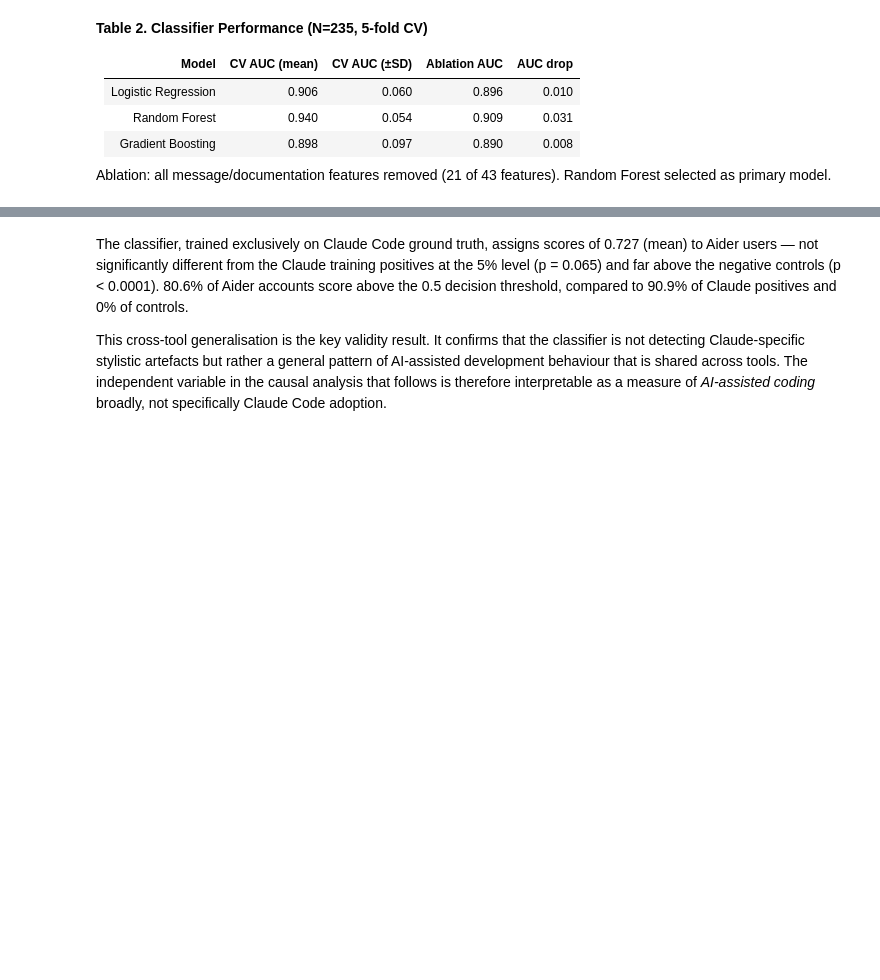
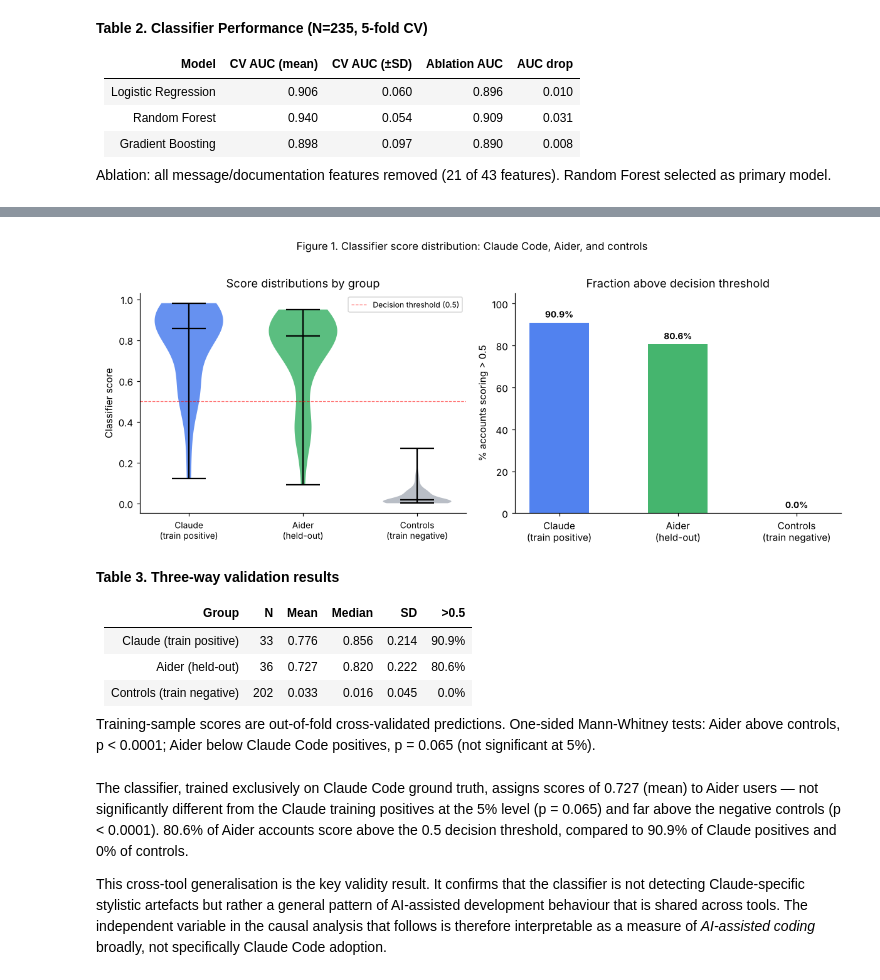
Before and after one commit to AndreasThinks/AndreasThinks.me, a Jupyter notebook: papers/ai-productivity/index.ipynb, the cells around one changed output, grey strips where cells are left out. Cells and saved outputs as stored; diff of their text form; code cells hidden in the pictures; blank space fills up the shorter version.

```diff
--- a/papers/ai-productivity/index.ipynb
+++ b/papers/ai-productivity/index.ipynb
@@ -184,8 +276,6 @@ summary_cols = {
 
 rows = []
 for col, label in summary_cols.items():
-    if col not in df.columns:
-        continue
     ai_v = ai[col].dropna()
     ctrl_v = ctrl[col].dropna()
     rows.append({
@@ -198,10 +288,9 @@ for col, label in summary_cols.items():
         'Ctrl SD': f"{ctrl_v.std():.2f}",
     })
 
-summ = pd.DataFrame(rows)
 show_table(
-    "Table 1. Summary Statistics",
-    summ,
+    f"Table 1. Summary statistics, commit-level sample (N={len(df)}: {len(ai)} adopters, {len(ctrl)} controls)",
+    pd.DataFrame(rows),
     align=["left", "right", "right", "right", "right", "right", "right"]
 )
 # %% [output]
@@ -403,3 +412,75 @@ Mann-Whitney: Aider vs Controls, p < 0.0001. Aider vs Claude, p = 0.065 (not sig
+# %%
+preds = pd.read_csv(DATA / "classifier_predictions.csv")
+aider = pd.read_csv(DATA / "aider_validation_results.csv")
+
+groups = {
+    "Claude\n(train positive)": preds.loc[preds.true_label == 1, "predicted_prob"].values,
+    "Aider\n(held-out)": aider["classifier_prob"].values,
+    "Controls\n(train negative)": preds.loc[preds.true_label == 0, "predicted_prob"].values,
+}
+colors = ["#2563EB", "#16A34A", "#9CA3AF"]
+labels = list(groups.keys())
+
+fig, axes = plt.subplots(1, 2, figsize=(11, 4.5))
+
+vp = axes[0].violinplot(list(groups.values()), positions=[1, 2, 3], widths=0.6, showmedians=True)
+for pc, color in zip(vp["bodies"], colors):
+    pc.set_facecolor(color)
+    pc.set_alpha(0.7)
+for key in ["cmedians", "cbars", "cmins", "cmaxes"]:
+    vp[key].set_color("black")
+axes[0].set_xticks([1, 2, 3])
+axes[0].set_xticklabels(labels, fontsize=9)
+axes[0].axhline(0.5, color="red", linestyle="--", linewidth=0.8, alpha=0.6, label="Decision threshold (0.5)")
+axes[0].set_ylabel("Classifier score")
+axes[0].set_title("Score distributions by group")
+axes[0].legend(fontsize=8)
+
+fracs = [(v > 0.5).mean() for v in groups.values()]
+bars = axes[1].bar(labels, [f * 100 for f in fracs], color=colors, alpha=0.8, width=0.5)
+axes[1].set_ylabel("% accounts scoring > 0.5")
+axes[1].set_title("Fraction above decision threshold")
+axes[1].set_ylim(0, 105)
+for bar, frac in zip(bars, fracs):
+    axes[1].text(bar.get_x() + bar.get_width() / 2, bar.get_height() + 1.5,
+                 f"{frac*100:.1f}%", ha="center", va="bottom", fontsize=9, fontweight="bold")
+
+fig.suptitle("Figure 1. Classifier score distribution: Claude Code, Aider, and controls", fontsize=11, y=1.01)
+plt.tight_layout()
+plt.show()
+
+validation_df = pd.DataFrame([
+    {
+        "Group": label.replace("\n", " "),
+        "N": len(v),
+        "Mean": f"{v.mean():.3f}",
+        "Median": f"{np.median(v):.3f}",
+        "SD": f"{v.std(ddof=1):.3f}",
+        ">0.5": f"{(v > 0.5).mean():.1%}",
+    }
+    for label, v in groups.items()
+])
+p_ctrl = mannwhitneyu(groups[labels[1]], groups[labels[2]], alternative="greater").pvalue
+p_claude = mannwhitneyu(groups[labels[1]], groups[labels[0]], alternative="less").pvalue
+show_table(
+    "Table 3. Three-way validation results",
+    validation_df,
+    note=(f"Training-sample scores are out-of-fold cross-validated predictions. One-sided Mann-Whitney tests: "
+          f"Aider above controls, p {'< 0.0001' if p_ctrl < 1e-4 else f'= {p_ctrl:.4f}'}; "
+          f"Aider below Claude Code positives, p = {p_claude:.3f} (not significant at 5%)."),
+    align=["left", "right", "right", "right", "right", "right"]
+)
+# %% [output]
+[figure, added]
+**Table 3. Three-way validation results**
+
+| Group | N | Mean | Median | SD | >0.5 |
+| :--- | ---: | ---: | ---: | ---: | ---: |
+| Claude (train positive) | 33 | 0.776 | 0.856 | 0.214 | 90.9% |
+| Aider (held-out) | 36 | 0.727 | 0.820 | 0.222 | 80.6% |
+| Controls (train negative) | 202 | 0.033 | 0.016 | 0.045 | 0.0% |
+
+Training-sample scores are out-of-fold cross-validated predictions. One-sided Mann-Whitney tests: Aider above controls, p < 0.0001; Aider below Claude Code positives, p = 0.065 (not significant at 5%).
 # %% [markdown]
 The classifier, trained exclusively on Claude Code ground truth, assigns scores of
 0.727 (mean) to Aider users — not significantly different from the Claude training
```
Also changed, not shown: parts of 72 cells of this notebook, 3 other files.
